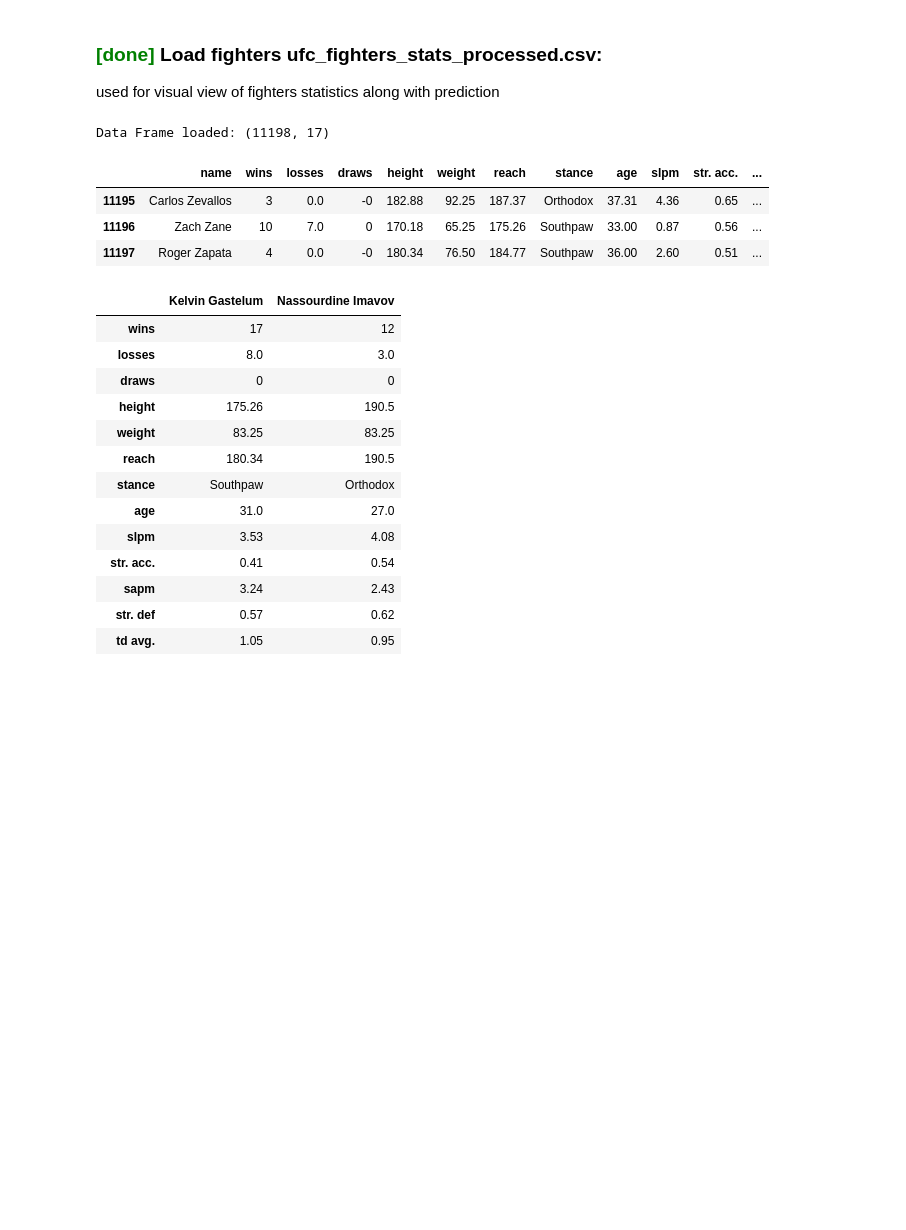
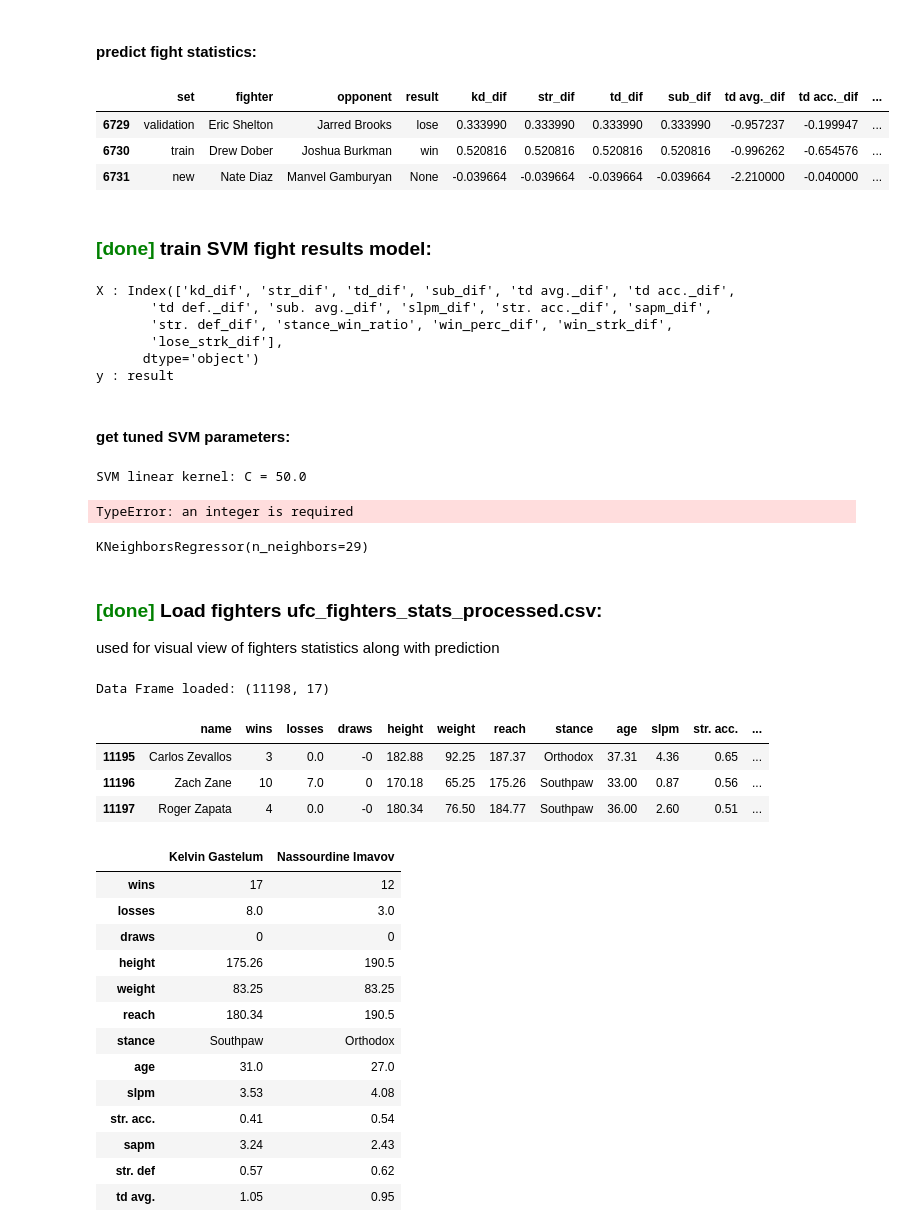
Before and after one commit to sagi778/ufc_fights_Predictor, a Jupyter notebook: notebooks/predictor.ipynb, the cells around one changed output. Cells and saved outputs as stored; diff of their text form; code cells hidden in the pictures; blank space fills up the shorter version.

```diff
--- a/notebooks/predictor.ipynb
+++ b/notebooks/predictor.ipynb
@@ -55,0 +95,58 @@ NameError: name 'get_td_avg' is not defined
+# %% [markdown]
+#### predict fight statistics:
+# %%
+df = set_knn_predictions(model=knn_model, X_columns=X, y_columns=y, data=df)
+df.tail(3)
+# %% [output]
+|  | set | fighter | opponent | result | kd_dif | str_dif | td_dif | sub_dif | td avg._dif | td acc._dif | ... |
+| 6729 | validation | Eric Shelton | Jarred Brooks | lose | 0.333990 | 0.333990 | 0.333990 | 0.333990 | -0.957237 | -0.199947 | ... |
+| 6730 | train | Drew Dober | Joshua Burkman | win | 0.520816 | 0.520816 | 0.520816 | 0.520816 | -0.996262 | -0.654576 | ... |
+| 6731 | new | Nate Diaz | Manvel Gamburyan | None | -0.039664 | -0.039664 | -0.039664 | -0.039664 | -2.210000 | -0.040000 | ... |
+# %% [markdown]
+### <span style='color:green'> [done] </span> train SVM fight results model:
+# %%
+X = df.columns[4:len(df.columns)-4]
+y = 'result'
+print('X : %s' %X)
+print('y : %s' %y)
+# %% [output]
+X : Index(['kd_dif', 'str_dif', 'td_dif', 'sub_dif', 'td avg._dif', 'td acc._dif',
+       'td def._dif', 'sub. avg._dif', 'slpm_dif', 'str. acc._dif', 'sapm_dif',
+       'str. def_dif', 'stance_win_ratio', 'win_perc_dif', 'win_strk_dif',
+       'lose_strk_dif'],
+      dtype='object')
+y : result
+# %% [markdown]
+#### get tuned SVM parameters:
+# %%
+param = pd.read_csv('../global_variables/ml_models_parameters.csv').drop(columns=['Unnamed: 0'])
+param = param[param.ml_model=='SVM'].reset_index(drop=True)
+kernel = param.value[param.parameter_name=='kernel'][0]
+
+# default values:
+C, degree, gamma = 1, 'scale', 2
+
+if kernel=='linear':
+    C = np.min(param.value[param.parameter_name=='C'])
+    parameter = 'C'
+    value = C
+elif kernel=='poly':
+    degree = int(np.min(param.value[param.parameter_name=='degree']))
+    parameter = 'degree'
+    value = degree
+elif kernel=='rbf':
+    gamma = int(np.min(param.value[param.parameter_name=='gamma']))
+    parameter = 'gamma'
+    value = gamma
+
+print('SVM %s kernel: %s = %s' %(kernel,parameter,value))
+svm_model = set_svm_predictor(X_columns=X, y_columns=y, data=df, C=C, gamma=gamma, kernel=kernel, degree=degree)
+svm_model
+# %% [output]
+SVM linear kernel: C = 50.0
+TypeError: an integer is required
+# %%
+svm_model = set_knn_predictor(X_columns=X, y_columns=y, data=df, n=neighbors)
+svm_model
+# %% [output]
+KNeighborsRegressor(n_neighbors=29)
```
Also changed, not shown: parts of 14 cells of this notebook, 5 other files.
